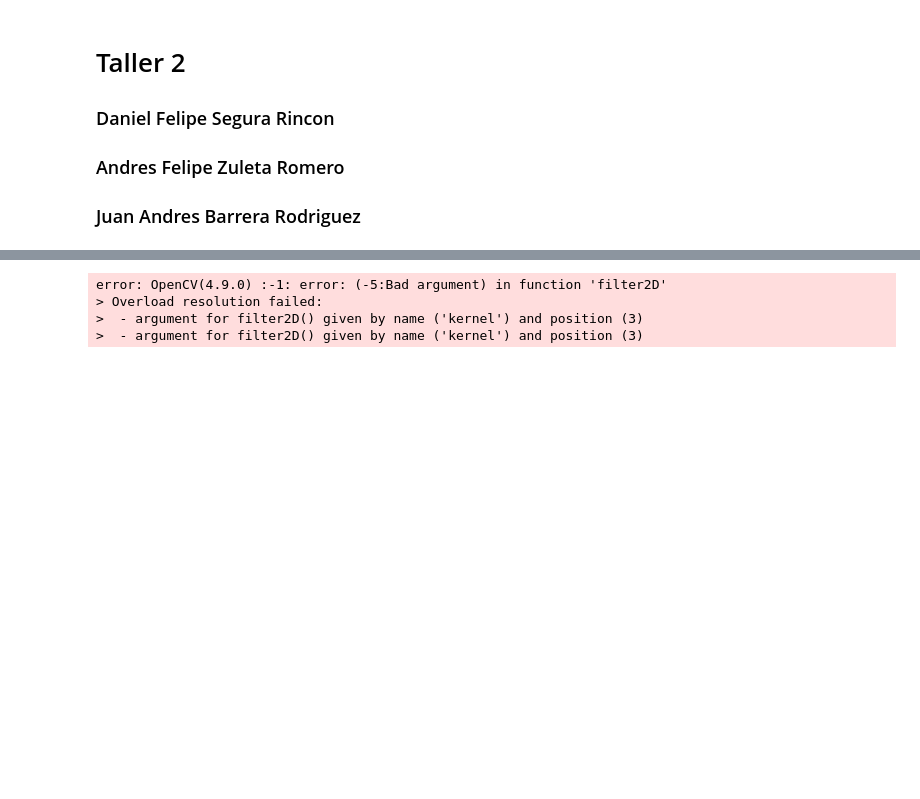
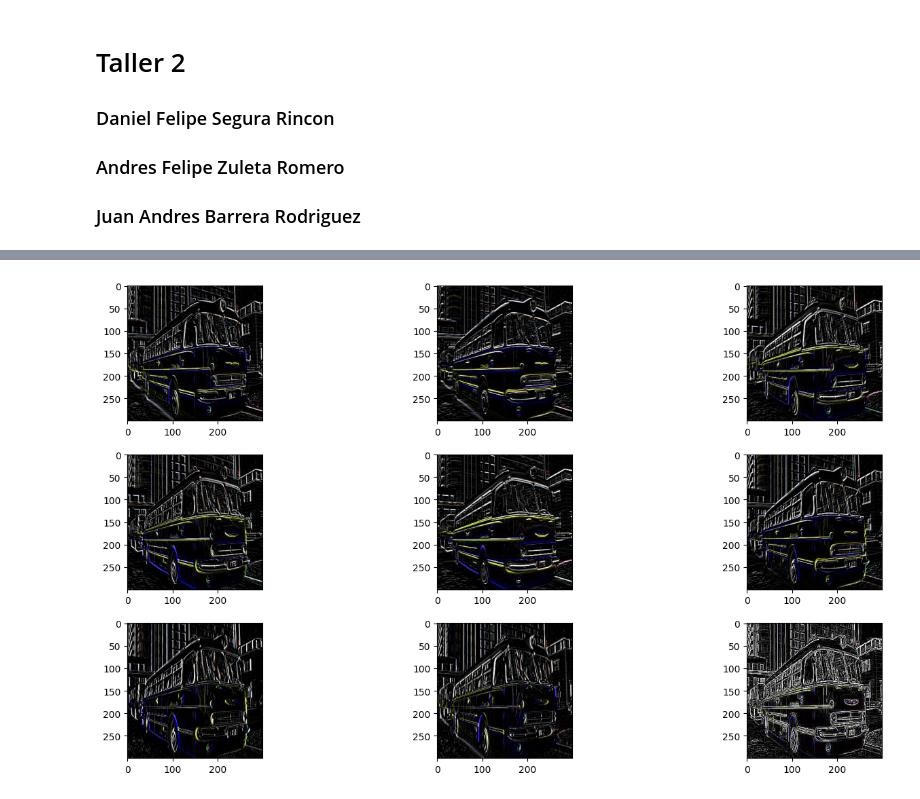
Before and after one commit to felipeZuleta/tia-2024-1s-grupo-6, a Jupyter notebook: Taller2/Taller2.ipynb, the cells around one changed output, grey strips where cells are left out. Saved outputs shown, nothing was run; the diff lists cells and outputs as text; code cells hidden in the pictures; blank space fills up the shorter version.

```diff
--- a/Taller2/Taller2.ipynb
+++ b/Taller2/Taller2.ipynb
@@ -25,7 +23,39 @@ N_kernel = np.array([[-1, -1, -1],[1, -2, 1],[1, 1, 1]])
+# %%
+N_kernel = np.array([[-1, -1, -1],[1, -2, 1],[1, 1, 1]])
+S_kernel = np.array([[1,1,1],[1,-2,1],[-1,-1,-1]])
+E_kernel = np.array([[1,1,-1],[1,-2,-1],[1,1,-1]])
+O_kernel = np.array([[-1,1,1],[-1,-2,1],[-1,1,1]])
+So_kernel = np.array([[1,1,1],[-1,-2,1],[-1,-1,1]])
+No_kernel = np.array([[-1,-1,1],[-1,-2,1],[1,1,1]])
+Se_kernel = np.array([[1,1,1],[1,-2,-1],[1,-1,-1]])
+Ne_kernel = np.array([[1,-1,-1],[1,-2,-1],[1,1,1]])
+To_kernel = N_kernel + S_kernel + E_kernel + O_kernel + So_kernel + No_kernel + Se_kernel + Ne_kernel
+# %%
+def Filtro_Prewitt(image):
+    plt.figure(1)
+    plt.subplots_adjust(top=1.75,bottom=0.3,left=0.10,right=2,hspace=0.25,wspace=0.5)
+    imagen_Ne = cv2.filter2D(src=image,ddepth=-1,kernel=Ne_kernel)
+    plt.subplot(331),plt.imshow(imagen_Ne)
+    imagen_N = cv2.filter2D(src=image,ddepth=-1,kernel=N_kernel)
+    plt.subplot(332),plt.imshow(imagen_N)
+    imagen_se = cv2.filter2D(src=image,ddepth=-1,kernel=Se_kernel)
+    plt.subplot(333),plt.imshow(imagen_se)
+    imagen_So = cv2.filter2D(src=image,ddepth=-1,kernel=So_kernel)
+    plt.subplot(334),plt.imshow(imagen_So)
+    imagen_S = cv2.filter2D(src=image,ddepth=-1,kernel=S_kernel)
+    plt.subplot(335),plt.imshow(imagen_S)
+    imagen_No = cv2.filter2D(src=image,ddepth=-1,kernel=No_kernel)
+    plt.subplot(336),plt.imshow(imagen_No)
+    imagen_O = cv2.filter2D(src=image,ddepth=-1,kernel=O_kernel)
+    plt.subplot(337),plt.imshow(imagen_O)
+    imagen_E = cv2.filter2D(src=image,ddepth=-1,kernel=E_kernel)
+    plt.subplot(338),plt.imshow(imagen_E)
+    imagen_filtro = cv2.filter2D(src=image,ddepth=-1,kernel=To_kernel)
+    ##plt.imshow(imagen_filtro)
+    plt.subplot(339),plt.imshow(imagen_filtro)
+# %%
+Filtro_Prewitt(bus)
+# %% [output]
+[figure, added]
 # %%
-bus= cv2.filter2D(bus,'bus_filtro',-1,kernel=N_kernel)
+bus= cv2.filter2D(src=bus,ddepth=-1,kernel=N_kernel)
-# %% [output]
-error: OpenCV(4.9.0) :-1: error: (-5:Bad argument) in function 'filter2D'
-> Overload resolution failed:
->  - argument for filter2D() given by name ('kernel') and position (3)
->  - argument for filter2D() given by name ('kernel') and position (3)
```
Also changed, not shown: parts of 4 cells of this notebook.
